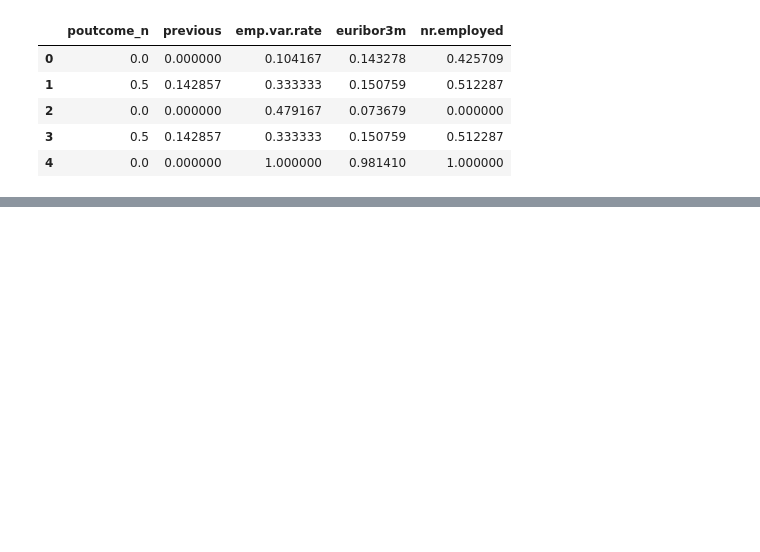
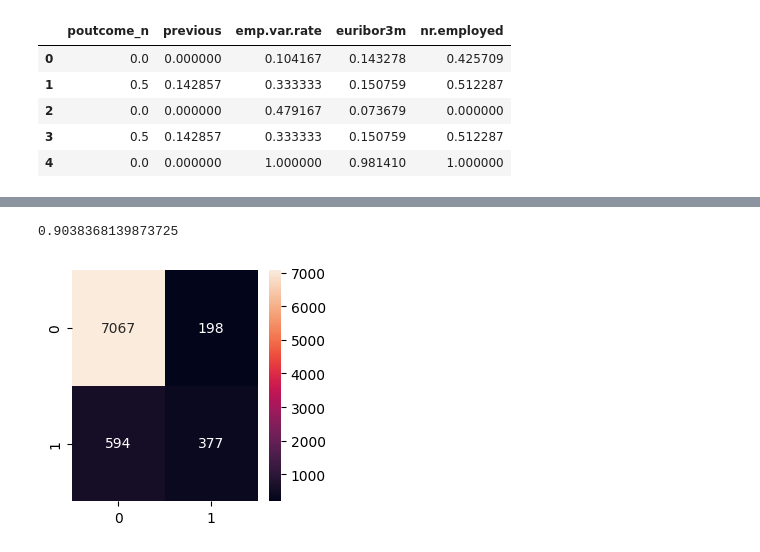
Before and after one commit to pdeleonsoria/Logistic-regg, a Jupyter notebook: src/explore.ipynb, the cells around one changed output, grey strips where cells are left out. Saved outputs shown, nothing was run; the diff lists cells and outputs as text; code cells hidden in the pictures; blank space fills up the shorter version.

```diff
--- a/src/explore.ipynb
+++ b/src/explore.ipynb
@@ -150,0 +151,24 @@ plt.show()
+# %%
+#OPTIMIZACIÓN
+
+for C in [0.001, 0.01, 0.1, 1, 10, 100]:
+    model = LogisticRegression(C=C, max_iter=1000)
+    model.fit(X_train_sel, y_train)
+    y_pred = model.predict(X_test_sel)
+    accuracy = accuracy_score(y_test, y_pred)
+    print(f"Accuracy with C={C}: {accuracy:.7f}")
+
+#Tanto C=0.001 como C=0.01 tienen el mismo nivel de precisión (0.8821030) y menos tampoco da menos valor de precisión
+#Se buscan los mejores hiperparámtros
+hiperparametros = {"C": [0.001, 0.01, 0.1, 1, 10, 100],"penalty": ["l1", "l2", "elasticnet", None], "solver": ["newton-cg", "lbfgs", "liblinear", "sag", "saga"],'max_iter': [100, 200, 500]}
+grid = GridSearchCV(model, hiperparametros, scoring = "accuracy", cv = 5)
+grid
+
+def warn(*args, **kwargs):
+    pass
+import warnings
+warnings.warn = warn
+#Para evitar las advertencias, esto lo he p
+grid.fit(X_train, y_train)
+
+print(f"Mejores hiperparámetros: {grid.best_params_}")
@@ -150,0 +183,21 @@ plt.show()
+# %%
+#Optimizar el modelo
+model_op = LogisticRegression(C= 0.01, max_iter= 100, penalty= None, solver= 'sag')
+model_op.fit(X_train, y_train)
+
+#Comprobar como funciona el modelo optimizado
+
+y_pred = model_op.predict(X_test)
+print(accuracy_score(y_test, y_pred))
+
+
+
+matriz_op = confusion_matrix(y_test, y_pred)
+cm_df_op = pd.DataFrame(matriz_op)
+
+plt.figure(figsize = (3, 3))
+sns.heatmap(cm_df_op, annot=True, fmt="d")
+plt.show()
+# %% [output]
+0.9038368139873725
+[figure, added]
```
Also changed, not shown: parts of 5 cells of this notebook, 1 other file.
